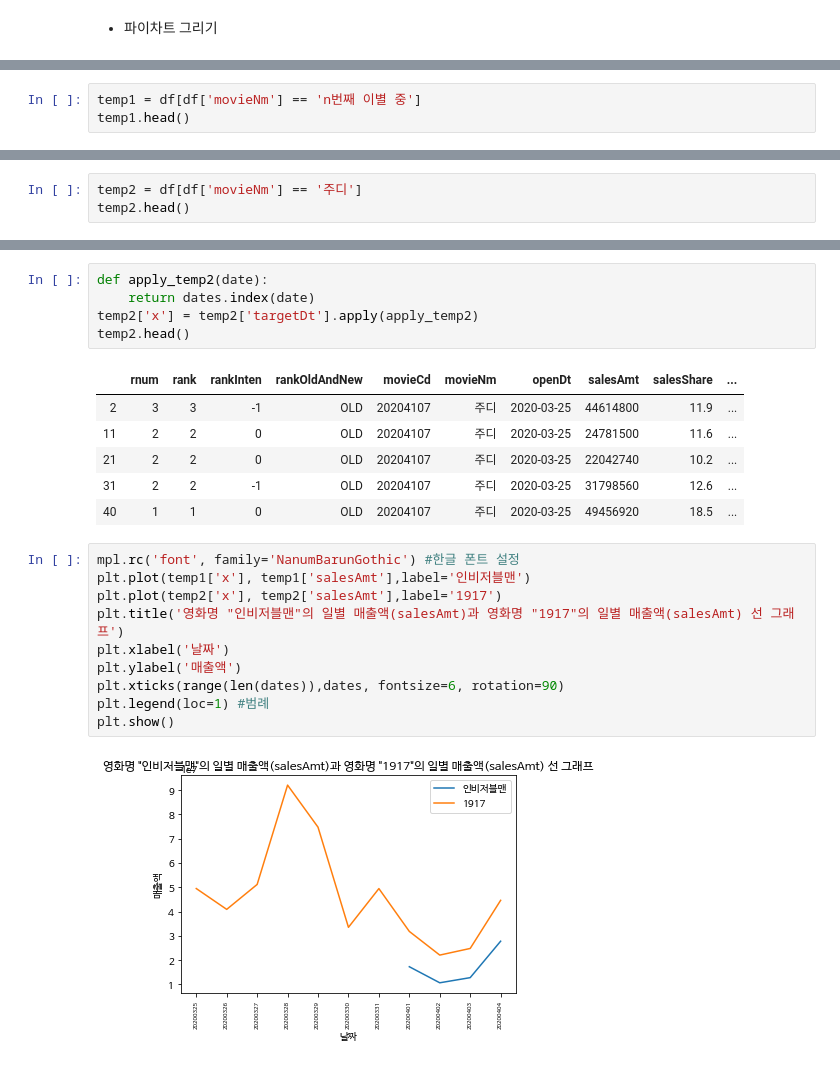
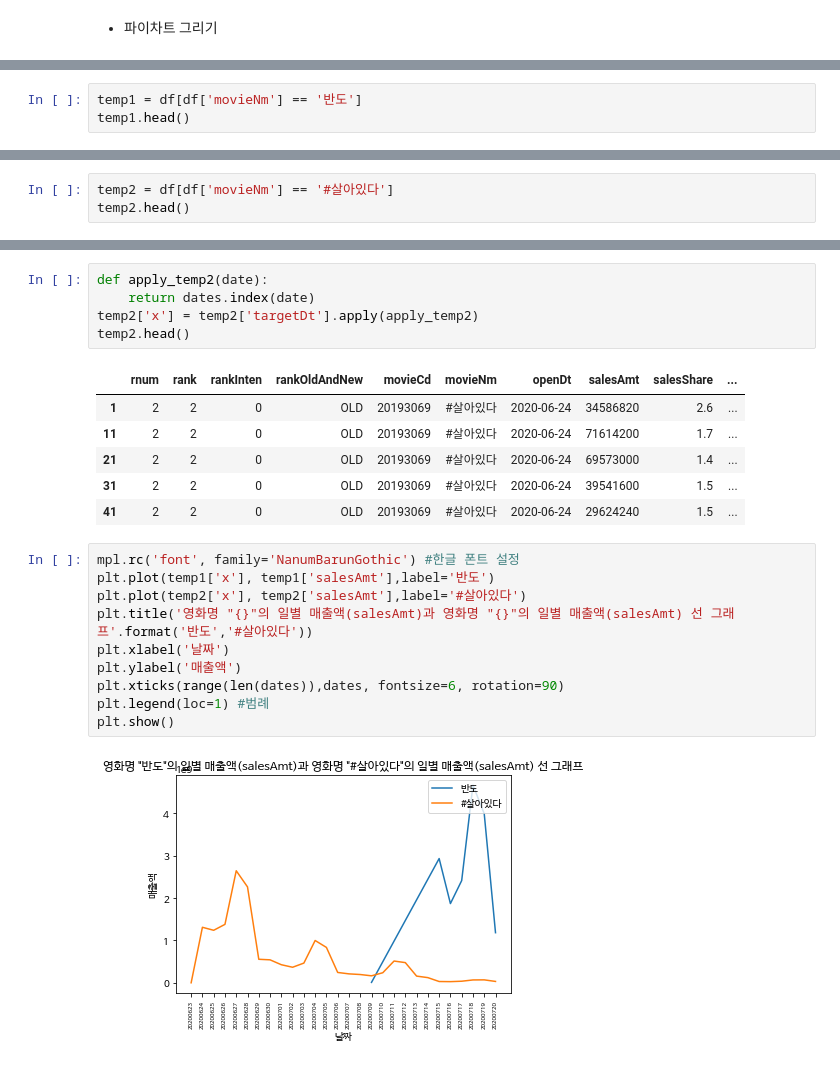
Before and after one commit to shimseonjo/pythoncode, a Jupyter notebook: 07_MatPlotlib/03_영화정보 csv로 저장하고 차트그리기.ipynb, the cells around one changed output, grey strips where cells are left out. Drawn from its saved outputs; the diff is of its cells as text.

```diff
--- a/07_MatPlotlib/03_영화정보 csv로 저장하고 차트그리기.ipynb
+++ b/07_MatPlotlib/03_영화정보 csv로 저장하고 차트그리기.ipynb
@@ -553,5 +500,5 @@ df.head()
 # %%
-temp1 = df[df['movieNm'] == 'n번째 이별 중']
+temp1 = df[df['movieNm'] == '반도']
 temp1.head()
 # %% [output]
 |  | rnum | rank | rankInten | rankOldAndNew | movieCd | movieNm | openDt | salesAmt | salesShare | ... |
@@ -562,5 +510,5 @@ temp1.head()
 # %%
-temp2 = df[df['movieNm'] == '주디']
+temp2 = df[df['movieNm'] == '#살아있다']
 temp2.head()
 # %% [output]
 |  | rnum | rank | rankInten | rankOldAndNew | movieCd | movieNm | openDt | salesAmt | salesShare | ... |
@@ -593,20 +549,20 @@ temp2['x'] = temp2['targetDt'].apply(apply_temp2)
 temp2.head()
 # %% [output]
 |  | rnum | rank | rankInten | rankOldAndNew | movieCd | movieNm | openDt | salesAmt | salesShare | ... |
-| 2 | 3 | 3 | -1 | OLD | 20204107 | 주디 | 2020-03-25 | 44614800 | 11.9 | ... |
-| 11 | 2 | 2 | 0 | OLD | 20204107 | 주디 | 2020-03-25 | 24781500 | 11.6 | ... |
-| 21 | 2 | 2 | 0 | OLD | 20204107 | 주디 | 2020-03-25 | 22042740 | 10.2 | ... |
-| 31 | 2 | 2 | -1 | OLD | 20204107 | 주디 | 2020-03-25 | 31798560 | 12.6 | ... |
-| 40 | 1 | 1 | 0 | OLD | 20204107 | 주디 | 2020-03-25 | 49456920 | 18.5 | ... |
+| 1 | 2 | 2 | 0 | OLD | 20193069 | #살아있다 | 2020-06-24 | 34586820 | 2.6 | ... |
+| 11 | 2 | 2 | 0 | OLD | 20193069 | #살아있다 | 2020-06-24 | 71614200 | 1.7 | ... |
+| 21 | 2 | 2 | 0 | OLD | 20193069 | #살아있다 | 2020-06-24 | 69573000 | 1.4 | ... |
+| 31 | 2 | 2 | 0 | OLD | 20193069 | #살아있다 | 2020-06-24 | 39541600 | 1.5 | ... |
+| 41 | 2 | 2 | 0 | OLD | 20193069 | #살아있다 | 2020-06-24 | 29624240 | 1.5 | ... |
 # %%
 mpl.rc('font', family='NanumBarunGothic') #한글 폰트 설정
-plt.plot(temp1['x'], temp1['salesAmt'],label='인비저블맨')
-plt.plot(temp2['x'], temp2['salesAmt'],label='1917')
-plt.title('영화명 "인비저블맨"의 일별 매출액(salesAmt)과 영화명 "1917"의 일별 매출액(salesAmt) 선 그래프')
+plt.plot(temp1['x'], temp1['salesAmt'],label='반도')
+plt.plot(temp2['x'], temp2['salesAmt'],label='#살아있다')
+plt.title('영화명 "{}"의 일별 매출액(salesAmt)과 영화명 "{}"의 일별 매출액(salesAmt) 선 그래프'.format('반도','#살아있다'))
 plt.xlabel('날짜')
 plt.ylabel('매출액')
 plt.xticks(range(len(dates)),dates, fontsize=6, rotation=90)
 plt.legend(loc=1) #범례
 plt.show()
 # %% [output]
-[figure, old version]
+[figure, new version]
```
Also changed, not shown: parts of 39 cells of this notebook, 20 other files.
